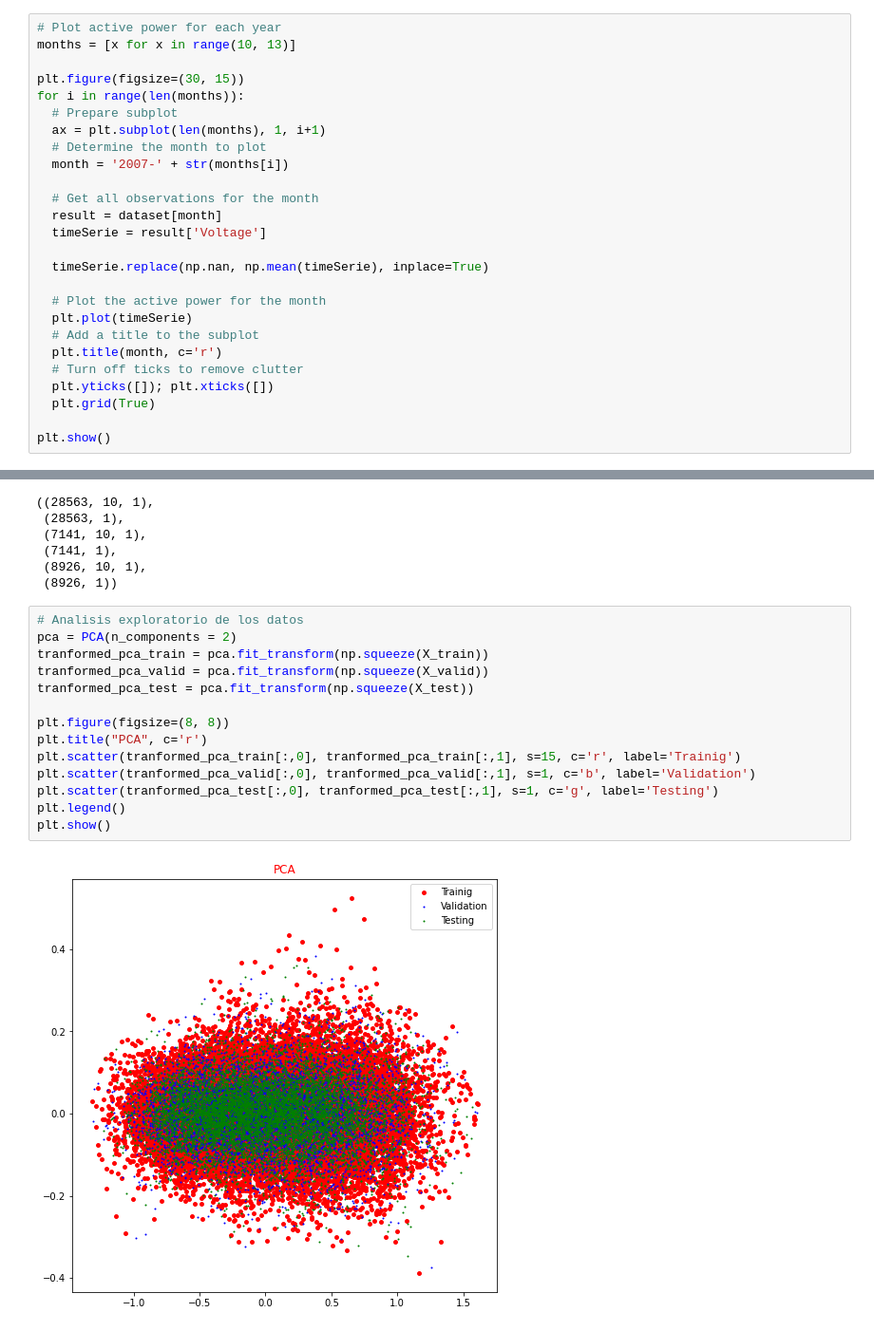
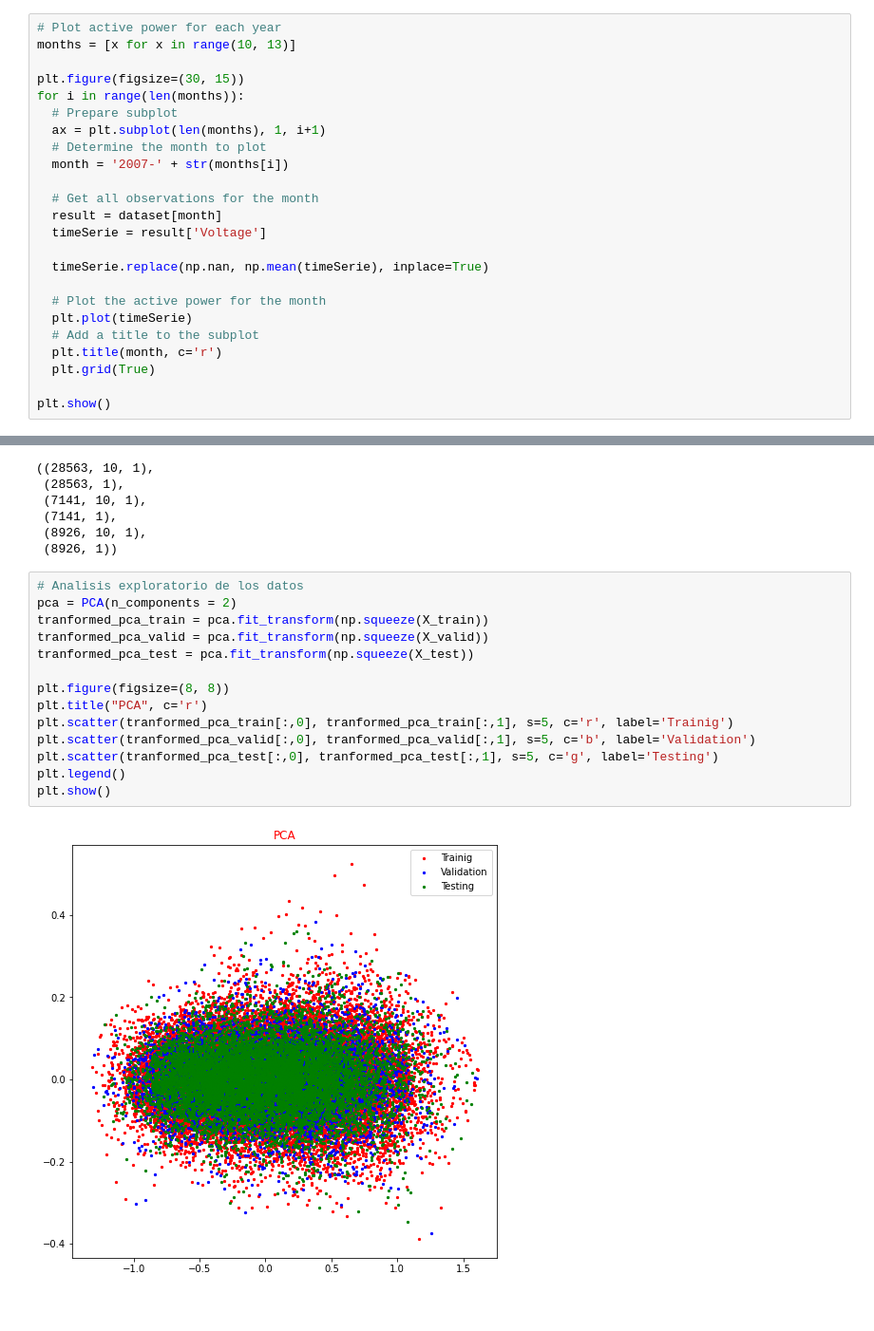
Before and after one commit to ealeongomez/Deep-Learning, a Jupyter notebook: CNN_TF_Reg_Voltage.ipynb, the cells around one changed output, grey strips where cells are left out. Shown at 95% size. Cells and saved outputs as stored; diff of their text form.

```diff
--- a/CNN_TF_Reg_Voltage.ipynb
+++ b/CNN_TF_Reg_Voltage.ipynb
@@ -91,8 +91,6 @@ for i in range(len(months)):
   plt.plot(timeSerie)
   # Add a title to the subplot
   plt.title(month, c='r')
-  # Turn off ticks to remove clutter
-  plt.yticks([]); plt.xticks([])
   plt.grid(True)
 
 plt.show()
@@ -147,19 +137,19 @@ X_train.shape, y_train.shape, X_valid.shape, y_valid.shape, X_test.shape, y_test
 # %%
 # Analisis exploratorio de los datos
 pca = PCA(n_components = 2)
 tranformed_pca_train = pca.fit_transform(np.squeeze(X_train))
 tranformed_pca_valid = pca.fit_transform(np.squeeze(X_valid))
 tranformed_pca_test = pca.fit_transform(np.squeeze(X_test))
 
 plt.figure(figsize=(8, 8))
 plt.title("PCA", c='r')
-plt.scatter(tranformed_pca_train[:,0], tranformed_pca_train[:,1], s=15, c='r', label='Trainig')
-plt.scatter(tranformed_pca_valid[:,0], tranformed_pca_valid[:,1], s=1, c='b', label='Validation')
-plt.scatter(tranformed_pca_test[:,0], tranformed_pca_test[:,1], s=1, c='g', label='Testing')
+plt.scatter(tranformed_pca_train[:,0], tranformed_pca_train[:,1], s=5, c='r', label='Trainig')
+plt.scatter(tranformed_pca_valid[:,0], tranformed_pca_valid[:,1], s=5, c='b', label='Validation')
+plt.scatter(tranformed_pca_test[:,0], tranformed_pca_test[:,1], s=5, c='g', label='Testing')
 plt.legend()
 plt.show()
 # %% [output]
-[figure, old version]
+[figure, new version]
 # %%
 # Define model
 model = keras.models.Sequential()
```
Also changed, not shown: parts of 10 cells of this notebook.
